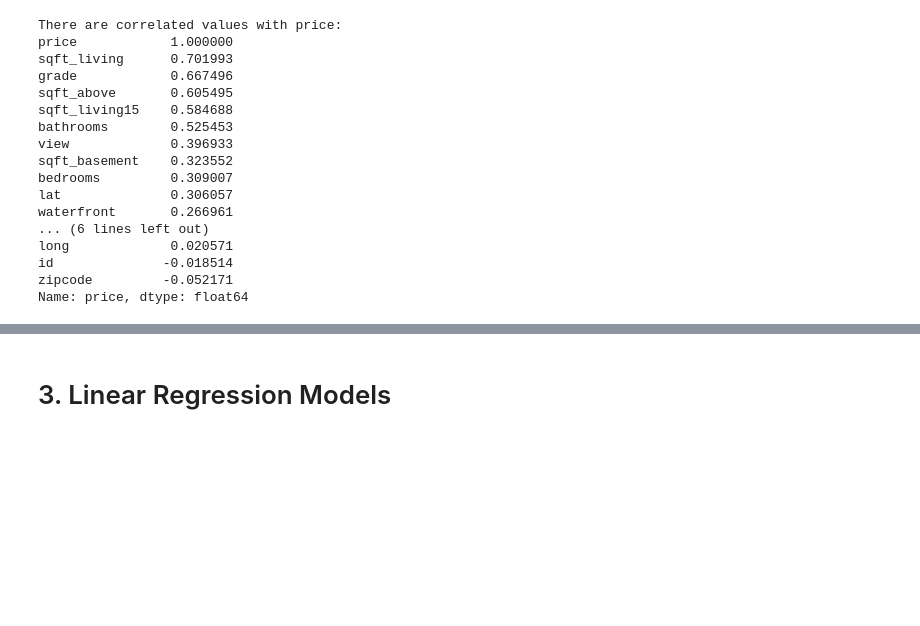
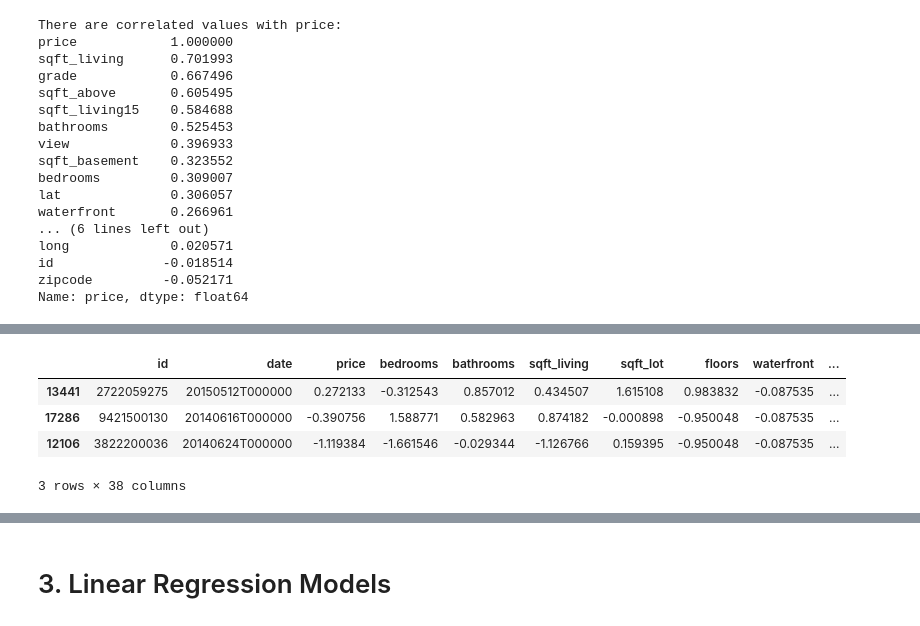
Before and after one commit to klau85/ibm-ml-specialization, a Jupyter notebook: final project REGRESSION/Final-Project.ipynb, the cells around one changed output, grey strips where cells are left out. Cells and saved outputs as stored; diff of their text form; code cells hidden in the pictures; blank space fills up the shorter version.

```diff
--- a/final project REGRESSION/Final-Project.ipynb
+++ b/final project REGRESSION/Final-Project.ipynb
@@ -178,0 +262,8 @@ Name: price, dtype: float64
+# %%
+data.sort_values(by='sqft_living15', ascending=True)[:3]
+# %% [output]
+|  | id | date | price | bedrooms | bathrooms | sqft_living | sqft_lot | floors | waterfront | ... |
+| 13441 | 2722059275 | 20150512T000000 | 0.272133 | -0.312543 | 0.857012 | 0.434507 | 1.615108 | 0.983832 | -0.087535 | ... |
+| 17286 | 9421500130 | 20140616T000000 | -0.390756 | 1.588771 | 0.582963 | 0.874182 | -0.000898 | -0.950048 | -0.087535 | ... |
+| 12106 | 3822200036 | 20140624T000000 | -1.119384 | -1.661546 | -0.029344 | -1.126766 | 0.159395 | -0.950048 | -0.087535 | ... |
+3 rows × 38 columns
```
Also changed, not shown: parts of 17 cells of this notebook.
